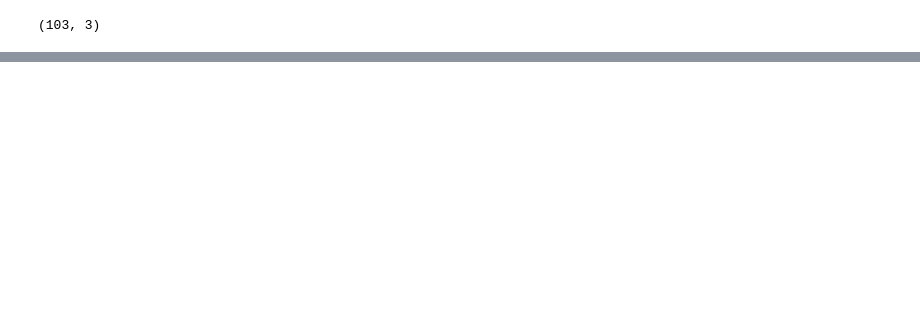
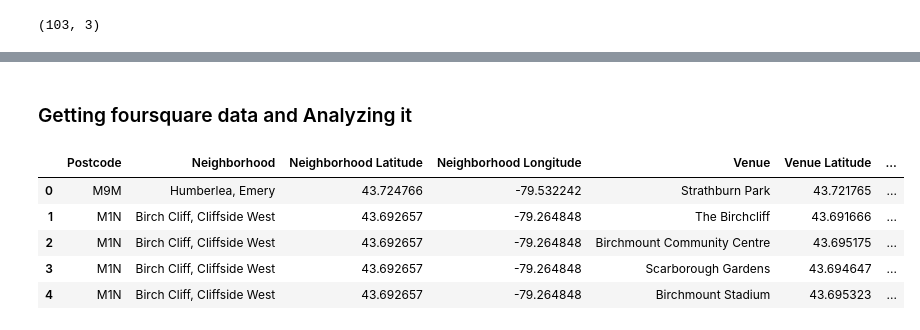
Before and after one commit to AbderrafiiGoutaib/Coursera_Capstone, a Jupyter notebook: Segmenting and Clustering Neighborhoods in Toronto.ipynb, the cells around one changed output, grey strips where cells are left out. Saved outputs shown, nothing was run; the diff lists cells and outputs as text; code cells hidden in the pictures; blank space fills up the shorter version.

Commit message:
update the seconde part of Segmenting and Clustering Neighborhoods in Toronto Week 3

```diff
--- a/Segmenting and Clustering Neighborhoods in Toronto.ipynb
+++ b/Segmenting and Clustering Neighborhoods in Toronto.ipynb
@@ -122,0 +138,5 @@ df.shape
+# %%
+join = df.set_index('Postal Code').join(geo.set_index('Postal Code'))
+join.index.name = 'Postcode'
+join.reset_index(inplace=True)
+join.head()
@@ -122,0 +159,8 @@ df.shape
+# %%
+address = 'Toronto'
+
+geolocator = Nominatim()
+location = geolocator.geocode(address)
+latitude = location.latitude
+longitude = location.longitude
+print('The geograpical coordinate of Toronto are {}, {}.'.format(latitude, longitude))
@@ -122,0 +169,17 @@ df.shape
+# %%
+map_geo = folium.Map(location=[latitude, longitude], zoom_start=11)
+
+# add markers to map
+for lat, lng, label in zip(join['Latitude'], join['Longitude'], join['Neighborhood']):
+    label = folium.Popup(label, parse_html=True)
+    folium.CircleMarker(
+        [lat, lng],
+        radius=5,
+        popup=label,
+        color='blue',
+        fill=True,
+        fill_color='#3186cc',
+        fill_opacity=0.7,
+        parse_html=False).add_to(map_geo)
+
+map_geo
@@ -122,0 +188,7 @@ df.shape
+# %% [markdown]
+<h3>Getting foursquare data and Analyzing it</h3>
+# %%
+CLIENT_ID = '3WKK2DXV2E3ZOUU3GEHKEMN3AYJOM4RBGBRXUXFFGBDLH3CH' # your Foursquare ID
+CLIENT_SECRET = 'YUIKNKEQAJ2JHAYILQIYE01GAS5FIMW10NMPRLYPXKQMMWD2' # your Foursquare Secret
+VERSION = '20180605' # Foursquare API version
+LIMIT = 50
@@ -122,0 +237,14 @@ df.shape
+# %%
+
+toronto_venues = getNearbyVenues(postcode=join['Postcode'], names=join['Neighborhood'],
+                                   latitudes=join['Latitude'],
+                                   longitudes=join['Longitude']
+                                  )
+toronto_venues.head()
+# %% [output]
+|  | Postcode | Neighborhood | Neighborhood Latitude | Neighborhood Longitude | Venue | Venue Latitude | ... |
+| 0 | M9M | Humberlea, Emery | 43.724766 | -79.532242 | Strathburn Park | 43.721765 | ... |
+| 1 | M1N | Birch Cliff, Cliffside West | 43.692657 | -79.264848 | The Birchcliff | 43.691666 | ... |
+| 2 | M1N | Birch Cliff, Cliffside West | 43.692657 | -79.264848 | Birchmount Community Centre | 43.695175 | ... |
+| 3 | M1N | Birch Cliff, Cliffside West | 43.692657 | -79.264848 | Scarborough Gardens | 43.694647 | ... |
+| 4 | M1N | Birch Cliff, Cliffside West | 43.692657 | -79.264848 | Birchmount Stadium | 43.695323 | ... |
```
Also changed, not shown: parts of 15 cells of this notebook.
